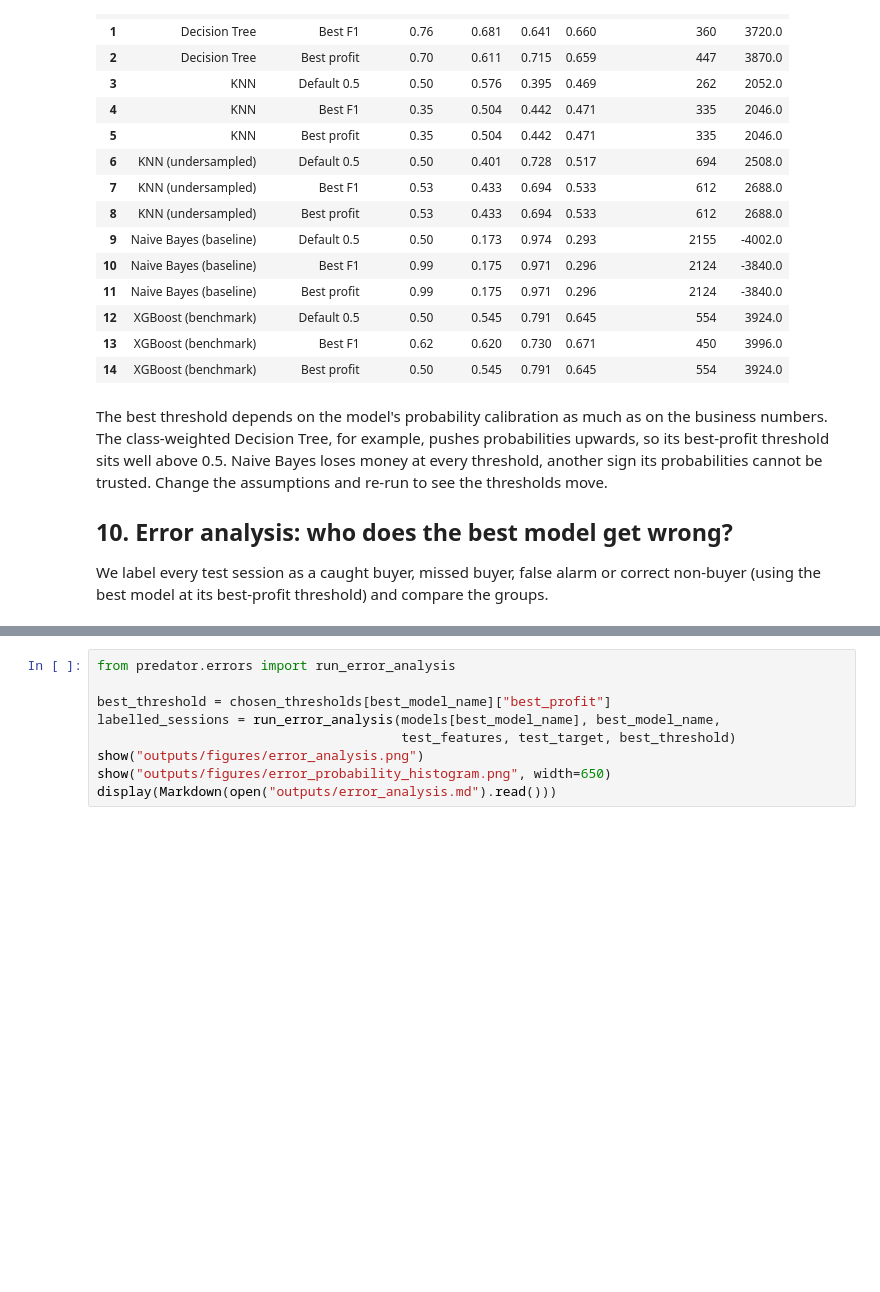
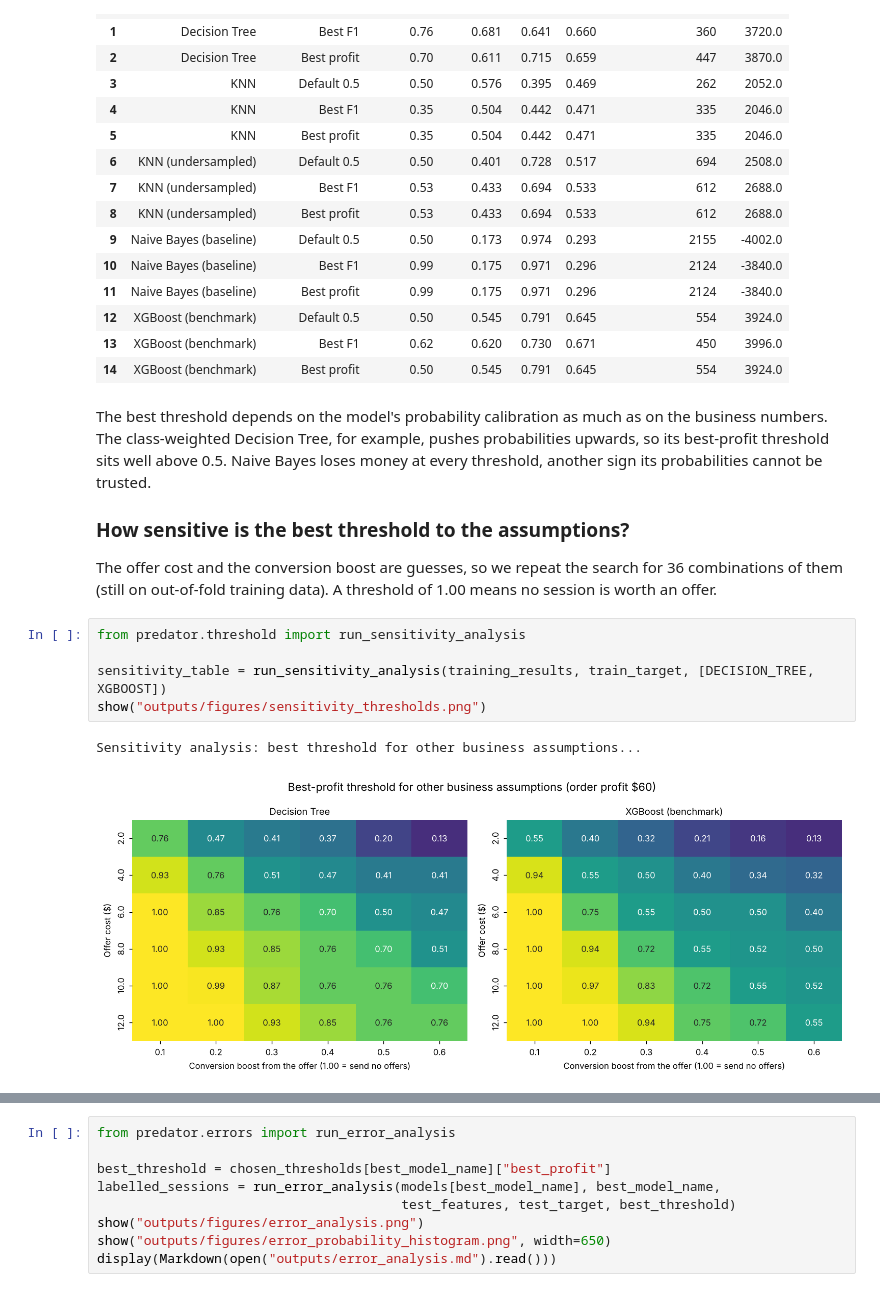
Before and after one commit to pxnz3r/Predator, a Jupyter notebook: notebooks/predator_walkthrough.ipynb, the cells around one changed output, grey strips where cells are left out. Saved outputs shown, nothing was run; the diff lists cells and outputs as text; blank space fills up the shorter version.

```diff
--- a/notebooks/predator_walkthrough.ipynb
+++ b/notebooks/predator_walkthrough.ipynb
@@ -370,8 +452,16 @@ Naive Bayes (baseline)    Best profit       0.99      0.175   0.971 0.296
 | 13 | XGBoost (benchmark) | Best F1 | 0.62 | 0.620 | 0.730 | 0.671 | 450 | 3996.0 |
 | 14 | XGBoost (benchmark) | Best profit | 0.50 | 0.545 | 0.791 | 0.645 | 554 | 3924.0 |
 # %% [markdown]
-The best threshold depends on the model's probability calibration as much as on the business numbers. The class-weighted Decision Tree, for example, pushes probabilities upwards, so its best-profit threshold sits well above 0.5. Naive Bayes loses money at every threshold, another sign its probabilities cannot be trusted. Change the assumptions and re-run to see the thresholds move.
+The best threshold depends on the model's probability calibration as much as on the business numbers. The class-weighted Decision Tree, for example, pushes probabilities upwards, so its best-profit threshold sits well above 0.5. Naive Bayes loses money at every threshold, another sign its probabilities cannot be trusted.
 
-## 10. Error analysis: who does the best model get wrong?
+### How sensitive is the best threshold to the assumptions?
 
-We label every test session as a caught buyer, missed buyer, false alarm or correct non-buyer (using the best model at its best-profit threshold) and compare the groups.
+The offer cost and the conversion boost are guesses, so we repeat the search for 36 combinations of them (still on out-of-fold training data). A threshold of 1.00 means no session is worth an offer.
+# %%
+from predator.threshold import run_sensitivity_analysis
+
+sensitivity_table = run_sensitivity_analysis(training_results, train_target, [DECISION_TREE, XGBOOST])
+show("outputs/figures/sensitivity_thresholds.png")
+# %% [output]
+Sensitivity analysis: best threshold for other business assumptions...
+[figure, added]
```
Also changed, not shown: parts of 18 cells of this notebook.
